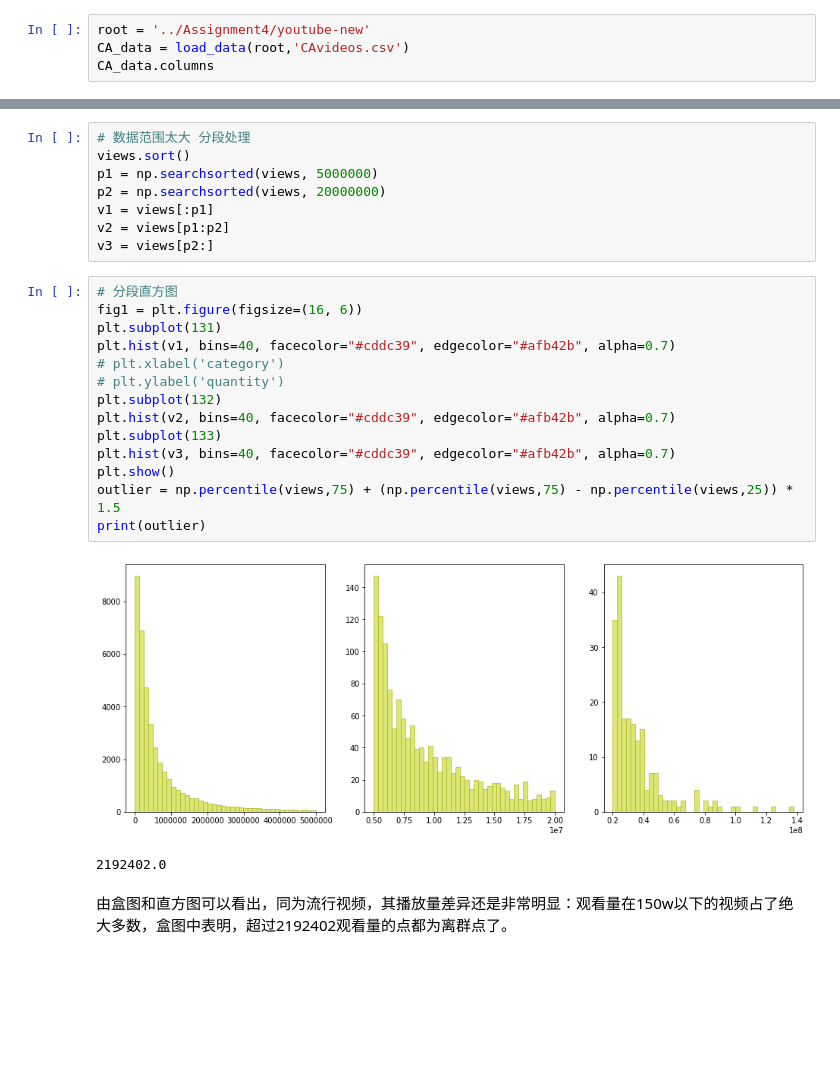
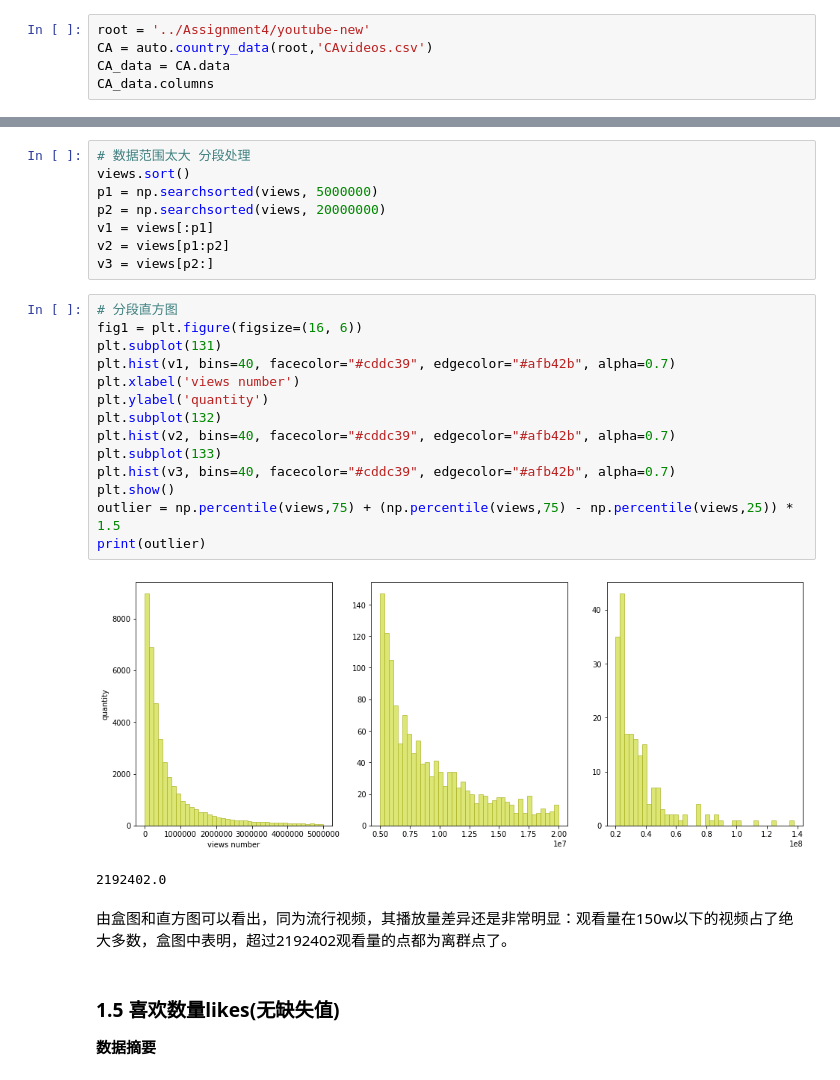
Before and after one commit to PluckySaltyfish/DataMiningClass, a Jupyter notebook: youtube.py.ipynb, the cells around one changed output, grey strips where cells are left out. Saved outputs shown, nothing was run; the diff lists cells and outputs as text; blank space fills up the shorter version.

```diff
--- a/youtube.py.ipynb
+++ b/youtube.py.ipynb
@@ -12,6 +11,7 @@ def load_data(path,filename):
 # %%
 root = '../Assignment4/youtube-new'
-CA_data = load_data(root,'CAvideos.csv')
+CA = auto.country_data(root,'CAvideos.csv')
+CA_data = CA.data
 CA_data.columns
 # %% [output]
 Index(['video_id', 'trending_date', 'title', 'channel_title', 'category_id',
@@ -262,19 +267,23 @@ v3 = views[p2:]
 # %%
 # 分段直方图
 fig1 = plt.figure(figsize=(16, 6))
 plt.subplot(131)
 plt.hist(v1, bins=40, facecolor="#cddc39", edgecolor="#afb42b", alpha=0.7)
-# plt.xlabel('category')
-# plt.ylabel('quantity')
+plt.xlabel('views number')
+plt.ylabel('quantity')
 plt.subplot(132)
 plt.hist(v2, bins=40, facecolor="#cddc39", edgecolor="#afb42b", alpha=0.7)
 plt.subplot(133)
 plt.hist(v3, bins=40, facecolor="#cddc39", edgecolor="#afb42b", alpha=0.7)
 plt.show()
 outlier = np.percentile(views,75) + (np.percentile(views,75) - np.percentile(views,25)) * 1.5
 print(outlier)
 # %% [output]
-[figure, old version]
+[figure, new version]
 2192402.0
 # %% [markdown]
 由盒图和直方图可以看出，同为流行视频，其播放量差异还是非常明显：观看量在150w以下的视频占了绝大多数，盒图中表明，超过2192402观看量的点都为离群点了。
+# %% [markdown]
+### 1.5 喜欢数量likes(无缺失值)
+
+**数据摘要**
```
Also changed, not shown: parts of 43 cells of this notebook, 1 other file.
